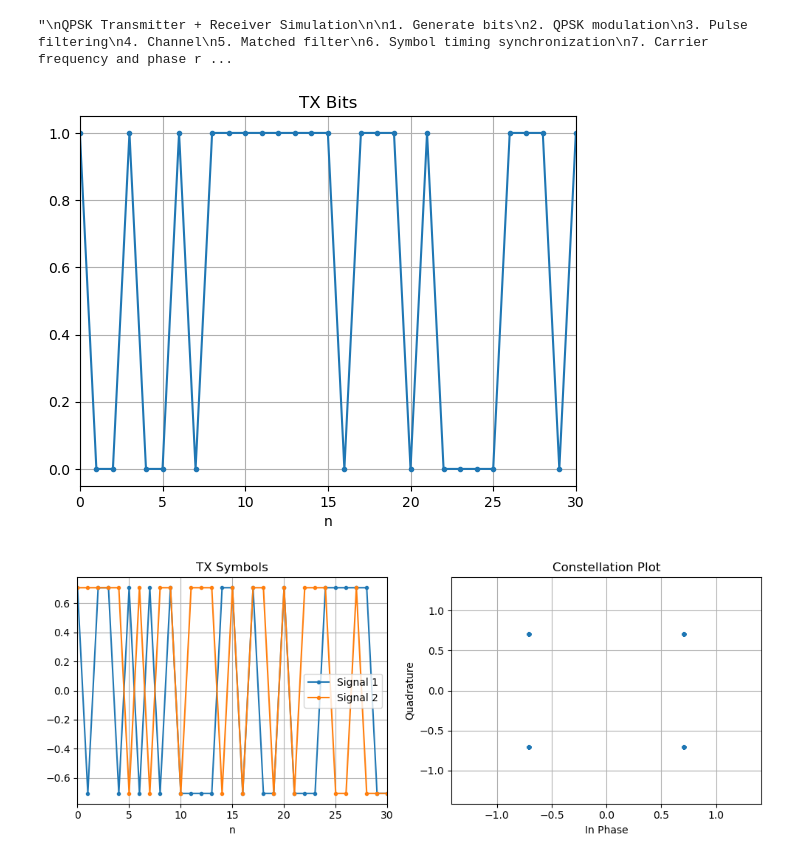
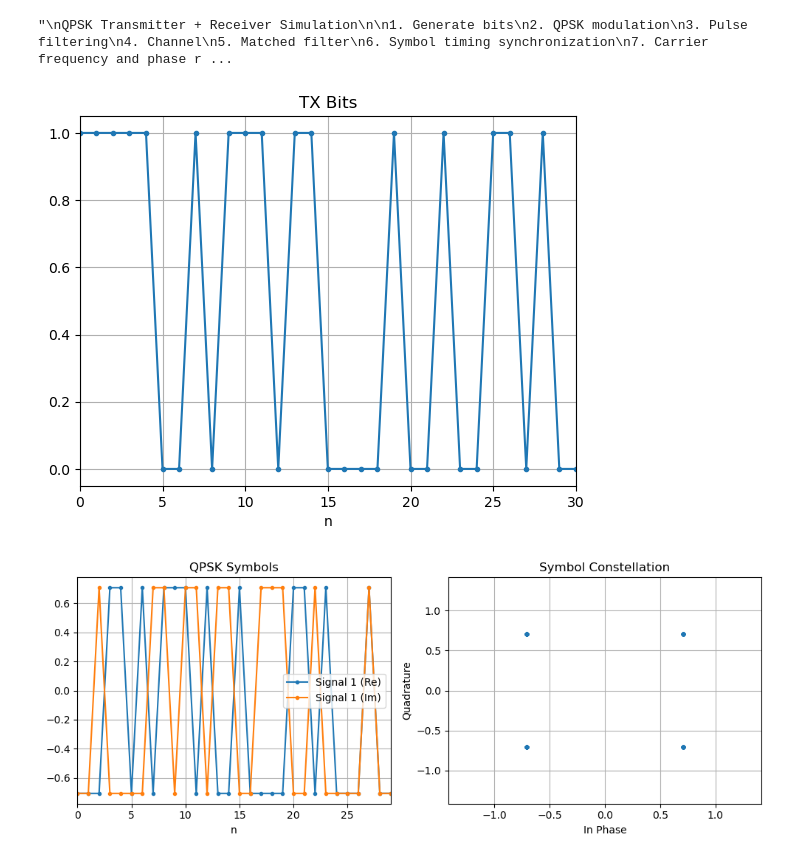
Before and after one commit to cddelong6626/sdr-notebooks, a Jupyter notebook: notebooks/qpsk_sim.ipynb, the cells around one changed output. Saved outputs shown, nothing was run; the diff lists cells and outputs as text; code cells hidden in the pictures.

```diff
--- a/notebooks/qpsk_sim.ipynb
+++ b/notebooks/qpsk_sim.ipynb
@@ -37,41 +37,44 @@ Author: Cole Delong
 %autoreload 2
 
 # Imports
-import scipy
 import numpy as np
 import matplotlib.pyplot as plt
-from numba import njit
 
-import sys
-sys.path.insert(0, '..')
-from py_utils import carrier_recovery, channel, coding, control, dsp, equalization, framing, interpolators, metrics, modulation, timing_recovery, visualization
-import py_sdrlib as sdr
+# Custom Utils
+import py_sdrlib as cu                      # C++ utils
+
+import py_utils as pu                       # Python utils
+from py_utils import visualization as vz    # Python visualization utils
 
 # Constants
-SPS = int(2)
-N_BITS = 10**6
-N_SYMBOLS = int(N_BITS/2) + 1       # qpsk: 2 bits/sample, differential coding: +1 symbol
-N_RRC_TAPS = SPS*10 + 1
-SNR_DB = 20
+SPS = int(2)                        # samples per symbol
+N_BITS = 10**4                      # number of bits to simulate
+N_SYMBOLS = int(N_BITS/2)           # qpsk: 2 bits/sample, IF differential coding: +1 symbol
+N_RRC_TAPS = SPS*10 + 1             # number of taps in rrc filter (10 on each side of center)
+SNR_DB = 20                         # channel SNR in dB
 # %%
 ### Generate bits ###
 bits_tx = np.random.randint(2, size=N_BITS)
-_ = visualization.plot_signal(bits_tx, title='TX Bits', xlim=[0, 30])
+vz.plot_signal(bits_tx, title='TX Bits', xlim=[0, 30]);
 # %% [output]
-[figure, old version]
+[figure, new version]
 # %%
 ### QPSK modulation ###
 
 # Use differential coding to account for phase ambiguity
-sym_tx = coding.diff_encode_psk_symbols(modulation.modulate_qpsk(bits_tx))
+# sym_tx = pu.coding.diff_encode_psk_symbols(pu.modulation.modulate_qpsk(bits_tx))
+sym_tx = pu.modulation.modulate_qpsk(bits_tx)
 
-fig, axs = plt.subplots(1, 2, figsize=(10, 4))
-visualization.plot_signal(sym_tx.real, sym_tx.imag, title='TX Symbols', xlim=[0, 30], ax=axs[0])
-visualization.plot_constellation(sym_tx, ax=axs[1])
-plt.tight_layout()
-plt.show()
+fig, ax = vz.visualize(
+    sym_tx,
+    plots=('time', 'constellation'),
+    plot_kwargs={
+        'time': {'title': 'QPSK Symbols', 'n_samps': 30},
+        'constellation': {'title': 'Symbol Constellation'}
+    }
+);
 # %% [output]
-[figure, old version]
+[figure, new version]
 # %%
 ### Pulse filtering ###
 
```
Also changed, not shown: parts of 8 cells of this notebook, 29 other files.
